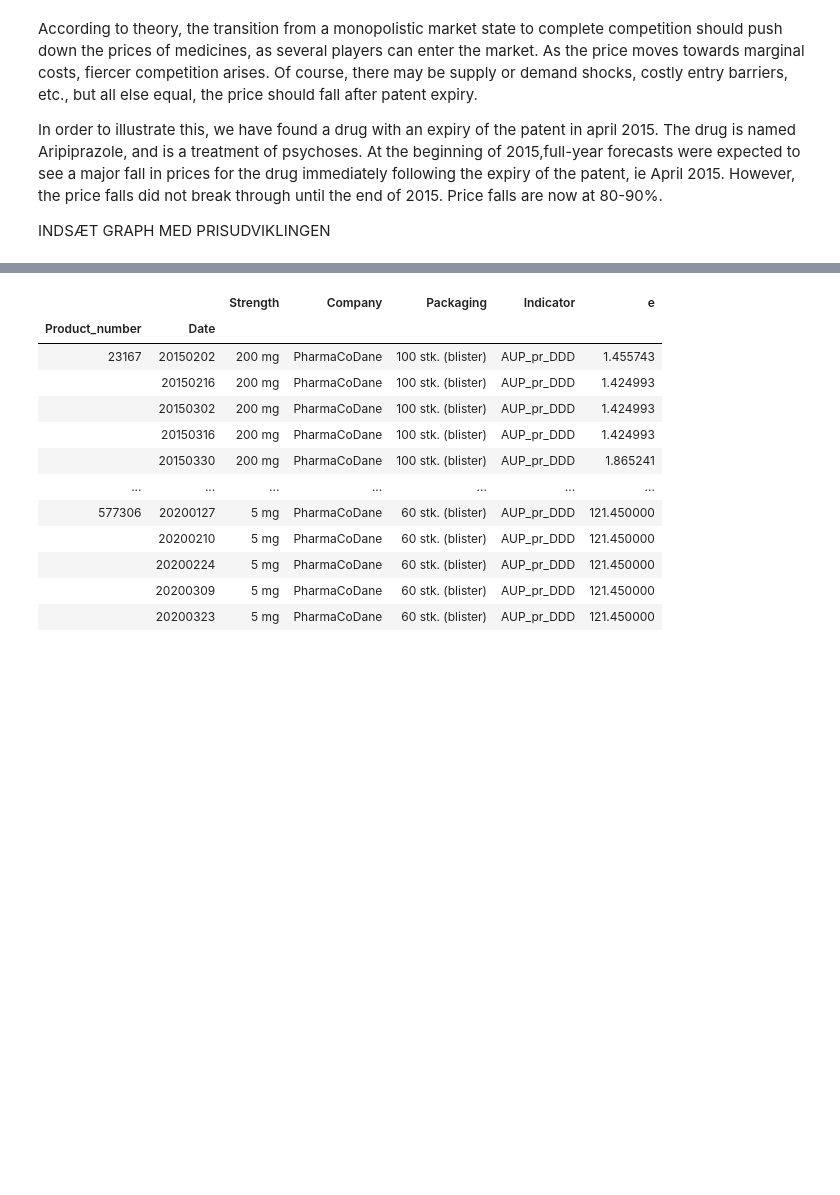
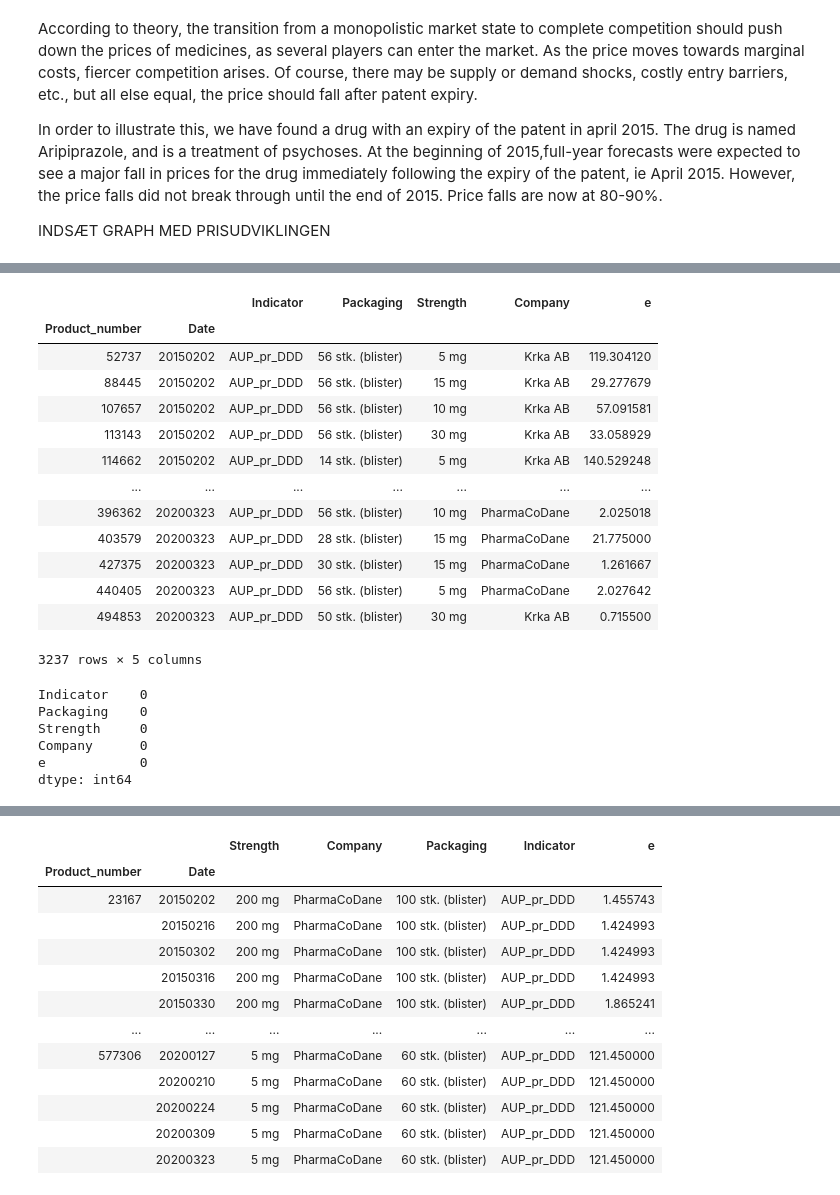
Before and after one commit to AdamTrolle/projects-2020-group-21, a Jupyter notebook: dataproject/dataproject.ipynb, the cells around one changed output, grey strips where cells are left out. Cells and saved outputs as stored; diff of their text form; code cells hidden in the pictures; blank space fills up the shorter version.

```diff
--- a/dataproject/dataproject.ipynb
+++ b/dataproject/dataproject.ipynb
@@ -87,0 +162,27 @@ INDSÆT GRAPH MED PRISUDVIKLINGEN
+# %%
+aripiprazol_long=aripiprazol_long[aripiprazol_long['e'].notna()]
+aripiprazol_long
+# %% [output]
+|  |  | Indicator | Packaging | Strength | Company | e |
+| Product_number | Date |  |  |  |  |  |
+| 52737 | 20150202 | AUP_pr_DDD | 56 stk. (blister) | 5 mg | Krka AB | 119.304120 |
+| 88445 | 20150202 | AUP_pr_DDD | 56 stk. (blister) | 15 mg | Krka AB | 29.277679 |
+| 107657 | 20150202 | AUP_pr_DDD | 56 stk. (blister) | 10 mg | Krka AB | 57.091581 |
+| 113143 | 20150202 | AUP_pr_DDD | 56 stk. (blister) | 30 mg | Krka AB | 33.058929 |
+| 114662 | 20150202 | AUP_pr_DDD | 14 stk. (blister) | 5 mg | Krka AB | 140.529248 |
+| ... | ... | ... | ... | ... | ... | ... |
+| 396362 | 20200323 | AUP_pr_DDD | 56 stk. (blister) | 10 mg | PharmaCoDane | 2.025018 |
+| 403579 | 20200323 | AUP_pr_DDD | 28 stk. (blister) | 15 mg | PharmaCoDane | 21.775000 |
+| 427375 | 20200323 | AUP_pr_DDD | 30 stk. (blister) | 15 mg | PharmaCoDane | 1.261667 |
+| 440405 | 20200323 | AUP_pr_DDD | 56 stk. (blister) | 5 mg | PharmaCoDane | 2.027642 |
+| 494853 | 20200323 | AUP_pr_DDD | 50 stk. (blister) | 30 mg | Krka AB | 0.715500 |
+3237 rows × 5 columns
+# %%
+aripiprazol_long.isnull().sum() # Explore how many null values are in each column of your dataset
+# %% [output]
+Indicator    0
+Packaging    0
+Strength     0
+Company      0
+e            0
+dtype: int64
```
Also changed, not shown: parts of 10 cells of this notebook.
